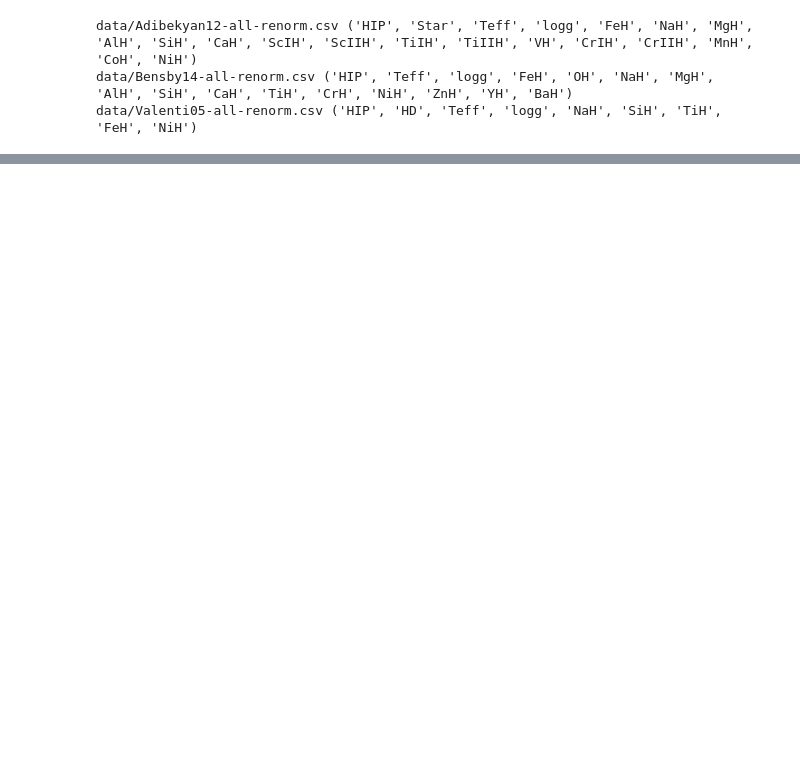
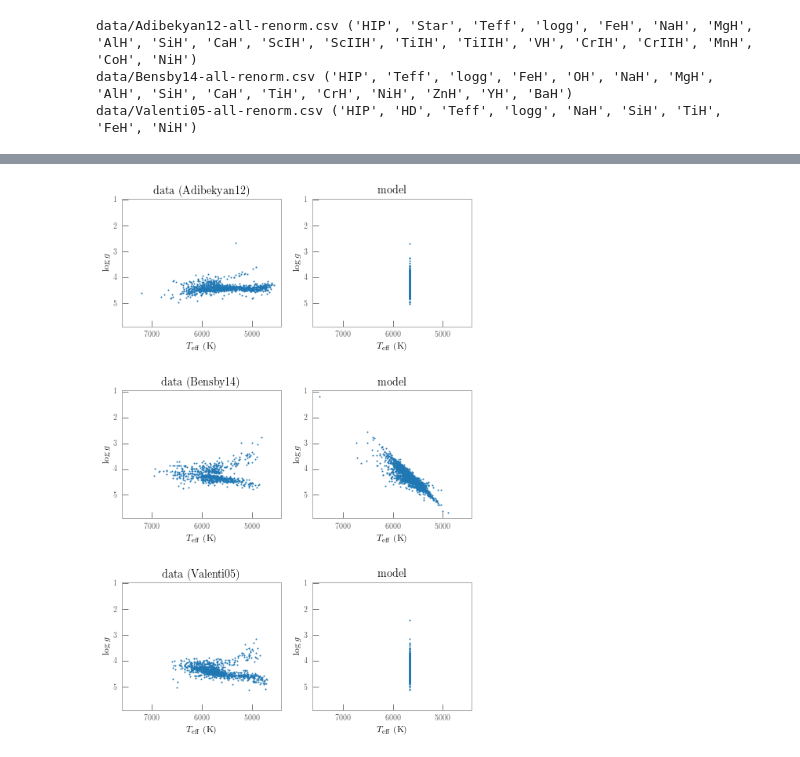
Before and after one commit to andycasey/uber-chemi-cal, a Jupyter notebook: hypatia-subset.ipynb, the cells around one changed output, grey strips where cells are left out. Saved outputs shown, nothing was run; the diff lists cells and outputs as text; code cells hidden in the pictures; blank space fills up the shorter version.

```diff
--- a/hypatia-subset.ipynb
+++ b/hypatia-subset.ipynb
@@ -98,4 +107,4 @@ y_full_rank, extra_variance = de_gapify_data(y)
 # %%
-model = stan.read_model("model-missing-data.stan")
+model = stan.read_model("model-missing-data-with-priors.stan")
 print(model.model_code)
 # %% [output]
@@ -140,0 +156,10 @@ p_opt = model.optimizing(**op_kwds)
+# %%
+print(p_opt)
+
+"""
+init = p_opt.copy()
+init["L"][0] = init["L"][1]
+init["L"][2] = init["L"][1]
+
+p_opt = model.optimizing(init=init, **op_kwds)
+"""
@@ -140,0 +184,39 @@ p_opt = model.optimizing(**op_kwds)
+# %%
+#  Plot model predictions compared to the data.
+
+xi, yi = range(2) # indices to plot.
+
+fig, axes = plt.subplots(M, 2, figsize=(4 * 2, 4 * M))
+axes = np.array(axes)
+
+for m in range(M):
+    ax_data, ax_model = axes[m]
+
+    ax_data.scatter(y[:, m, xi],
+                    y[:, m, yi],
+                    s=1)
+
+    y_tilde = np.dot(p_opt["X"], p_opt["theta"][m]) * scales + mu
+    ax_model.scatter(y_tilde[:, xi],
+                     y_tilde[:, yi],
+                     s=1)
+
+    survey_reference = survey_data_paths[m].split("/")[1].split("-")[0]
+
+    ax_model.set_title(r"\textrm{model}")
+    ax_data.set_title(r"\textrm{{data ({0})}}".format(
+                      survey_reference))
+
+xlim = np.hstack([ax.get_xlim() for ax in axes.flatten()])
+ylim = np.hstack([ax.get_ylim() for ax in axes.flatten()])
+xlim = (np.max(xlim), np.min(xlim))
+ylim = (np.max(ylim), np.min(ylim))
+
+for ax in axes.flatten():
+    ax.set_xlim(xlim)
+    ax.set_ylim(ylim)
+
+    ax.set_xlabel(latex_label_names[xi])
+    ax.set_ylabel(latex_label_names[yi])
+# %% [output]
+[figure, added]
```
Also changed, not shown: parts of 13 cells of this notebook, 4 other files.
